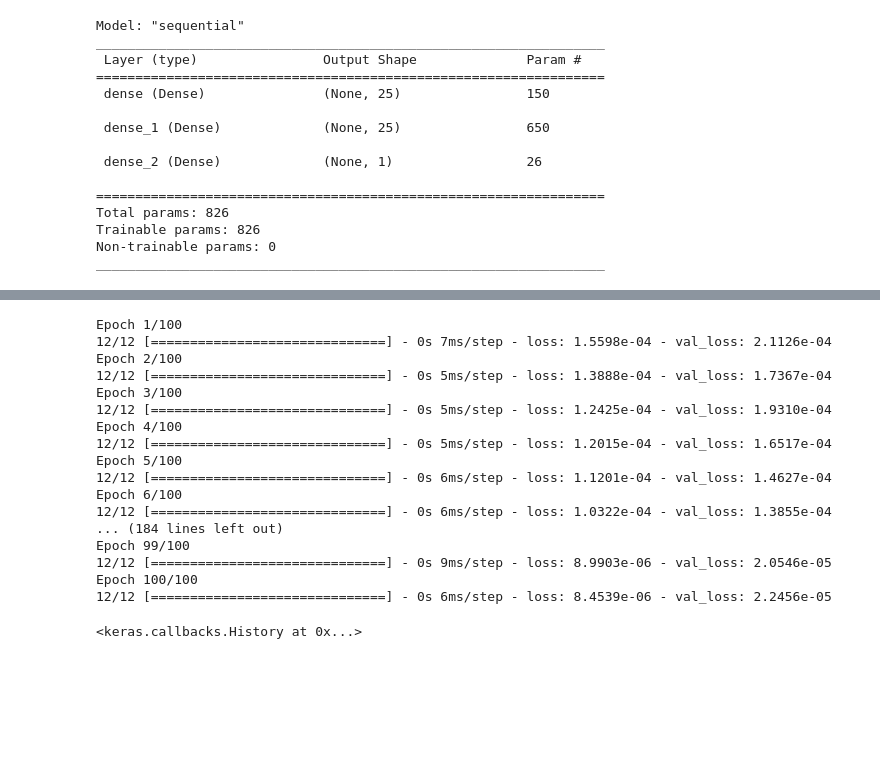
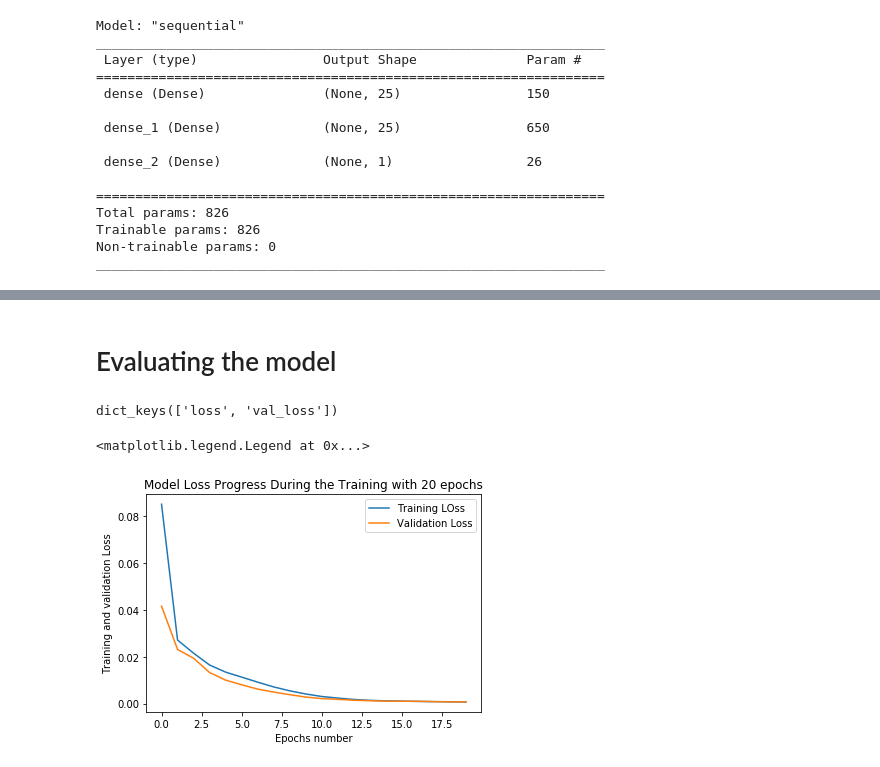
Before and after one commit to fcujar/AutomobilePrediction, a Jupyter notebook: Car Purchase Amount Predictions using ANNS.ipynb, the cells around one changed output, grey strips where cells are left out. Cells and saved outputs as stored; diff of their text form; code cells hidden in the pictures; blank space fills up the shorter version.

Commit message:
Se realiza la evaluación del modelo para verificar la menor pérdida y demás variables a visualizarse en los ejes del plot.

```diff
--- a/Car Purchase Amount Predictions using ANNS.ipynb
+++ b/Car Purchase Amount Predictions using ANNS.ipynb
@@ -303,22 +303,16 @@ Epoch 20/20
-# %%
-iterations = model.fit(X_train, y_train, epochs = 100, verbose = 1, batch_size = 25, validation_split = 0.2)
-iterations
-# %% [output]
-Epoch 1/100
-12/12 [==============================] - 0s 7ms/step - loss: 1.5598e-04 - val_loss: 2.1126e-04
-Epoch 2/100
-12/12 [==============================] - 0s 5ms/step - loss: 1.3888e-04 - val_loss: 1.7367e-04
-Epoch 3/100
-12/12 [==============================] - 0s 5ms/step - loss: 1.2425e-04 - val_loss: 1.9310e-04
-Epoch 4/100
-12/12 [==============================] - 0s 5ms/step - loss: 1.2015e-04 - val_loss: 1.6517e-04
-Epoch 5/100
-12/12 [==============================] - 0s 6ms/step - loss: 1.1201e-04 - val_loss: 1.4627e-04
-Epoch 6/100
-12/12 [==============================] - 0s 6ms/step - loss: 1.0322e-04 - val_loss: 1.3855e-04
-... (184 lines left out)
-Epoch 99/100
-12/12 [==============================] - 0s 9ms/step - loss: 8.9903e-06 - val_loss: 2.0546e-05
-Epoch 100/100
-12/12 [==============================] - 0s 6ms/step - loss: 8.4539e-06 - val_loss: 2.2456e-05
-<keras.callbacks.History at 0x...>
+# %% [markdown]
+# Evaluating the model
+# %%
+epochs_hist.history.keys()
+# %% [output]
+dict_keys(['loss', 'val_loss'])
+# %%
+plt.plot(epochs_hist.history['loss'])
+plt.plot(epochs_hist.history['val_loss'])
+plt.title('Model Loss Progress During the Training with 20 epochs')
+plt.xlabel('Epochs number')
+plt.ylabel('Training and validation Loss')
+plt.legend(['Training LOss','Validation Loss'])
+# %% [output]
+<matplotlib.legend.Legend at 0x...>
+[figure, added]
```
Also changed, not shown: parts of 4 cells of this notebook.
